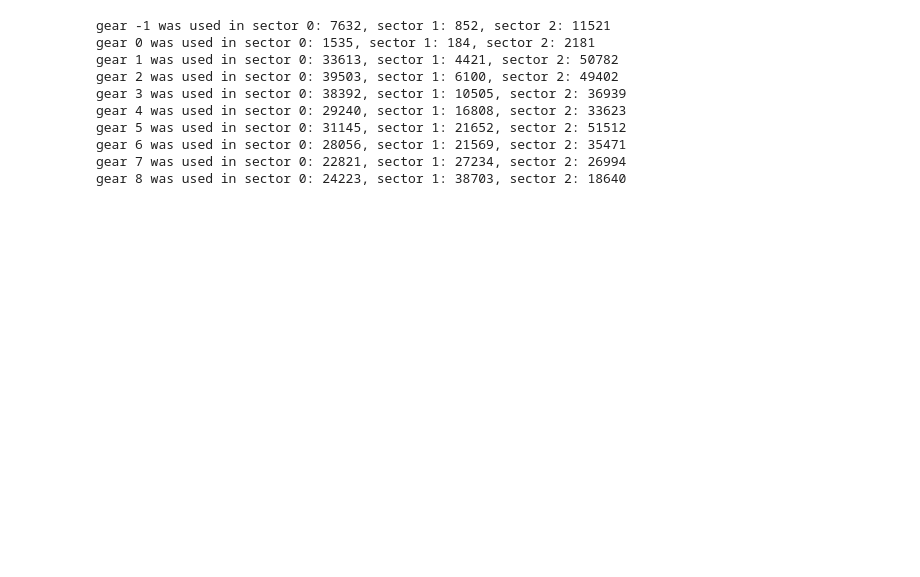
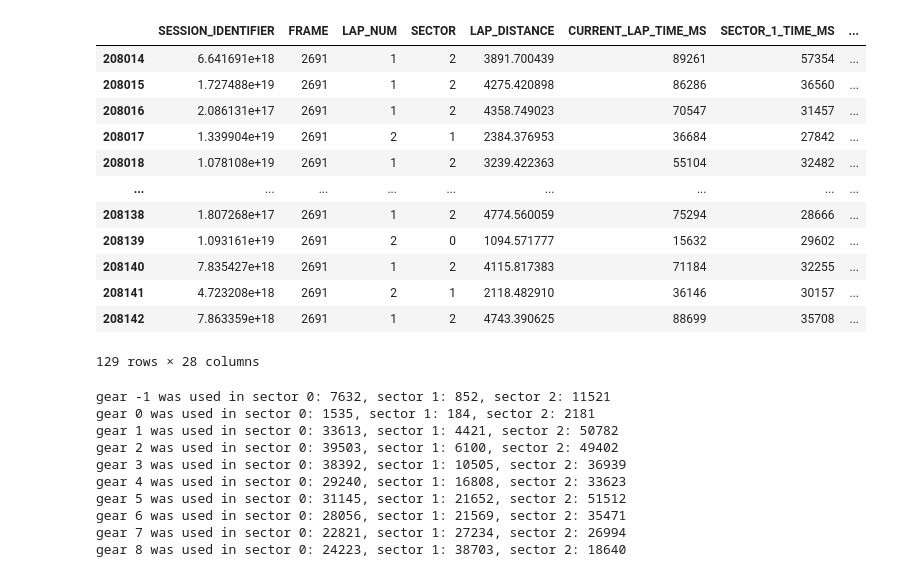
Before and after one commit to Bgon01/Data3001-capstone, a Jupyter notebook: eda.ipynb, the cells around one changed output. Cells and saved outputs as stored; diff of their text form; code cells hidden in the pictures; blank space fills up the shorter version.

```diff
--- a/eda.ipynb
+++ b/eda.ipynb
@@ -30,3 +51,19 @@ Name: YAW, Length: 721253, dtype: float64
+# %%
+f1_2022_df[f1_2022_df["FRAME"]==2691]
+# %% [output]
+|  | SESSION_IDENTIFIER | FRAME | LAP_NUM | SECTOR | LAP_DISTANCE | CURRENT_LAP_TIME_MS | SECTOR_1_TIME_MS | ... |
+| 208014 | 6.641691e+18 | 2691 | 1 | 2 | 3891.700439 | 89261 | 57354 | ... |
+| 208015 | 1.727488e+19 | 2691 | 1 | 2 | 4275.420898 | 86286 | 36560 | ... |
+| 208016 | 2.086131e+17 | 2691 | 1 | 2 | 4358.749023 | 70547 | 31457 | ... |
+| 208017 | 1.339904e+19 | 2691 | 2 | 1 | 2384.376953 | 36684 | 27842 | ... |
+| 208018 | 1.078108e+19 | 2691 | 1 | 2 | 3239.422363 | 55104 | 32482 | ... |
+| ... | ... | ... | ... | ... | ... | ... | ... | ... |
+| 208138 | 1.807268e+17 | 2691 | 1 | 2 | 4774.560059 | 75294 | 28666 | ... |
+| 208139 | 1.093161e+19 | 2691 | 2 | 0 | 1094.571777 | 15632 | 29602 | ... |
+| 208140 | 7.835427e+18 | 2691 | 1 | 2 | 4115.817383 | 71184 | 32255 | ... |
+| 208141 | 4.723208e+18 | 2691 | 2 | 1 | 2118.482910 | 36146 | 30157 | ... |
+| 208142 | 7.863359e+18 | 2691 | 1 | 2 | 4743.390625 | 88699 | 35708 | ... |
+129 rows × 28 columns
 # %%
 for x in range(-1, 9):
     s0 = f1_2022_df[f1_2022_df["GEAR"]==x].groupby("SECTOR").count()['FRAME'][0]
```
Also changed, not shown: parts of 6 cells of this notebook, 2 other files.
